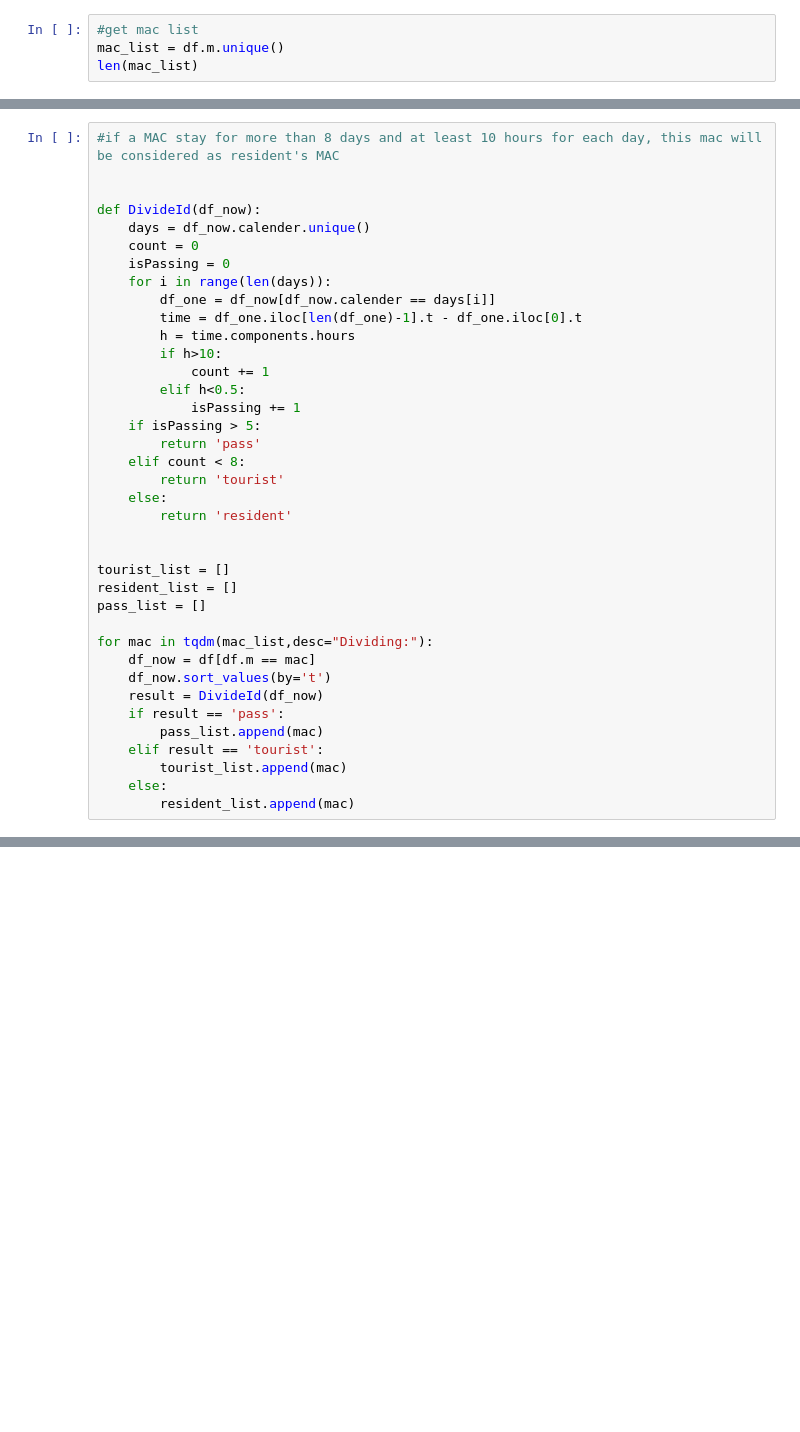
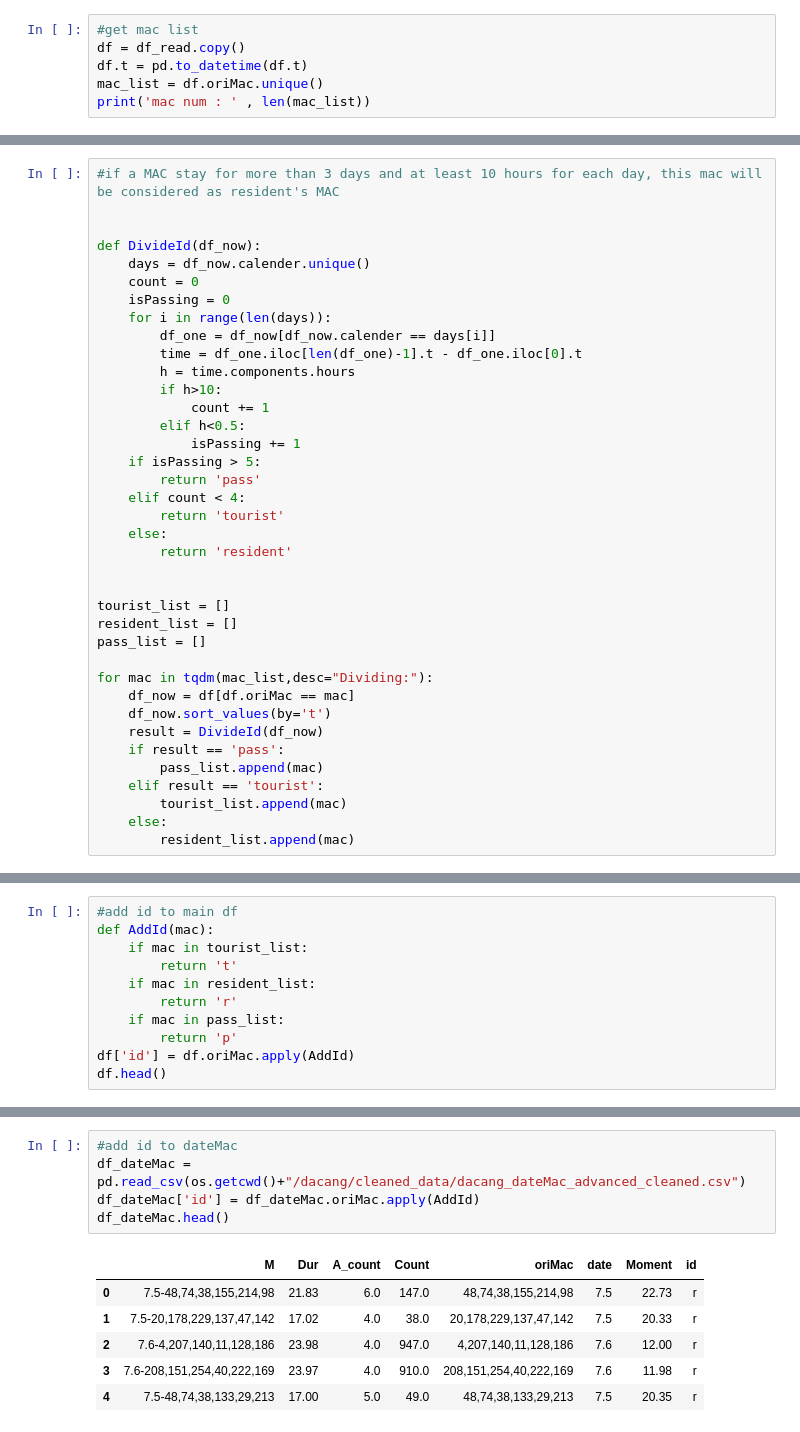
Before and after one commit to RickH-Arch/MEIRL-GAIL-Behavior-Cloning, a Jupyter notebook: wifi_track_data/resident_tourist_divide.ipynb, the cells around one changed output, grey strips where cells are left out. Cells and saved outputs as stored; diff of their text form; blank space fills up the shorter version.

```diff
--- a/wifi_track_data/resident_tourist_divide.ipynb
+++ b/wifi_track_data/resident_tourist_divide.ipynb
@@ -55,5 +62,7 @@ df
 # %%
 #get mac list
-mac_list = df.m.unique()
-len(mac_list)
+df = df_read.copy()
+df.t = pd.to_datetime(df.t)
+mac_list = df.oriMac.unique()
+print('mac num : ' , len(mac_list))
 # %% [output]
@@ -61,5 +70,5 @@ len(mac_list)
 # %%
-#if a MAC stay for more than 8 days and at least 10 hours for each day, this mac will be considered as resident's MAC
+#if a MAC stay for more than 3 days and at least 10 hours for each day, this mac will be considered as resident's MAC
 
 
 def DivideId(df_now):
@@ -76,7 +85,7 @@ def DivideId(df_now):
             isPassing += 1
     if isPassing > 5:
         return 'pass'
-    elif count < 8:
+    elif count < 4:
         return 'tourist'
     else:
         return 'resident'
@@ -87,7 +96,7 @@ resident_list = []
 pass_list = []
 
 for mac in tqdm(mac_list,desc="Dividing:"):
-    df_now = df[df.m == mac]
+    df_now = df[df.oriMac == mac]
     df_now.sort_values(by='t')
     result = DivideId(df_now)
     if result == 'pass':
@@ -173,0 +116,11 @@ df_pass.to_csv(os.getcwd()+'\\cleaned_data\\dacang\\dacang_pass_data.csv',index=
+# %%
+#add id to main df
+def AddId(mac):
+    if mac in tourist_list:
+        return 't'
+    if mac in resident_list:
+        return 'r'
+    if mac in pass_list:
+        return 'p'
+df['id'] = df.oriMac.apply(AddId)
+df.head()
@@ -173,0 +134,12 @@ df_pass.to_csv(os.getcwd()+'\\cleaned_data\\dacang\\dacang_pass_data.csv',index=
+# %%
+#add id to dateMac
+df_dateMac = pd.read_csv(os.getcwd()+"/dacang/cleaned_data/dacang_dateMac_advanced_cleaned.csv")
+df_dateMac['id'] = df_dateMac.oriMac.apply(AddId)
+df_dateMac.head()
+# %% [output]
+|  | M | Dur | A_count | Count | oriMac | date | Moment | id |
+| 0 | 7.5-48,74,38,155,214,98 | 21.83 | 6.0 | 147.0 | 48,74,38,155,214,98 | 7.5 | 22.73 | r |
+| 1 | 7.5-20,178,229,137,47,142 | 17.02 | 4.0 | 38.0 | 20,178,229,137,47,142 | 7.5 | 20.33 | r |
+| 2 | 7.6-4,207,140,11,128,186 | 23.98 | 4.0 | 947.0 | 4,207,140,11,128,186 | 7.6 | 12.00 | r |
+| 3 | 7.6-208,151,254,40,222,169 | 23.97 | 4.0 | 910.0 | 208,151,254,40,222,169 | 7.6 | 11.98 | r |
+| 4 | 7.5-48,74,38,133,29,213 | 17.00 | 5.0 | 49.0 | 48,74,38,133,29,213 | 7.5 | 20.35 | r |
```
Also changed, not shown: parts of 19 cells of this notebook, 9 other files.
